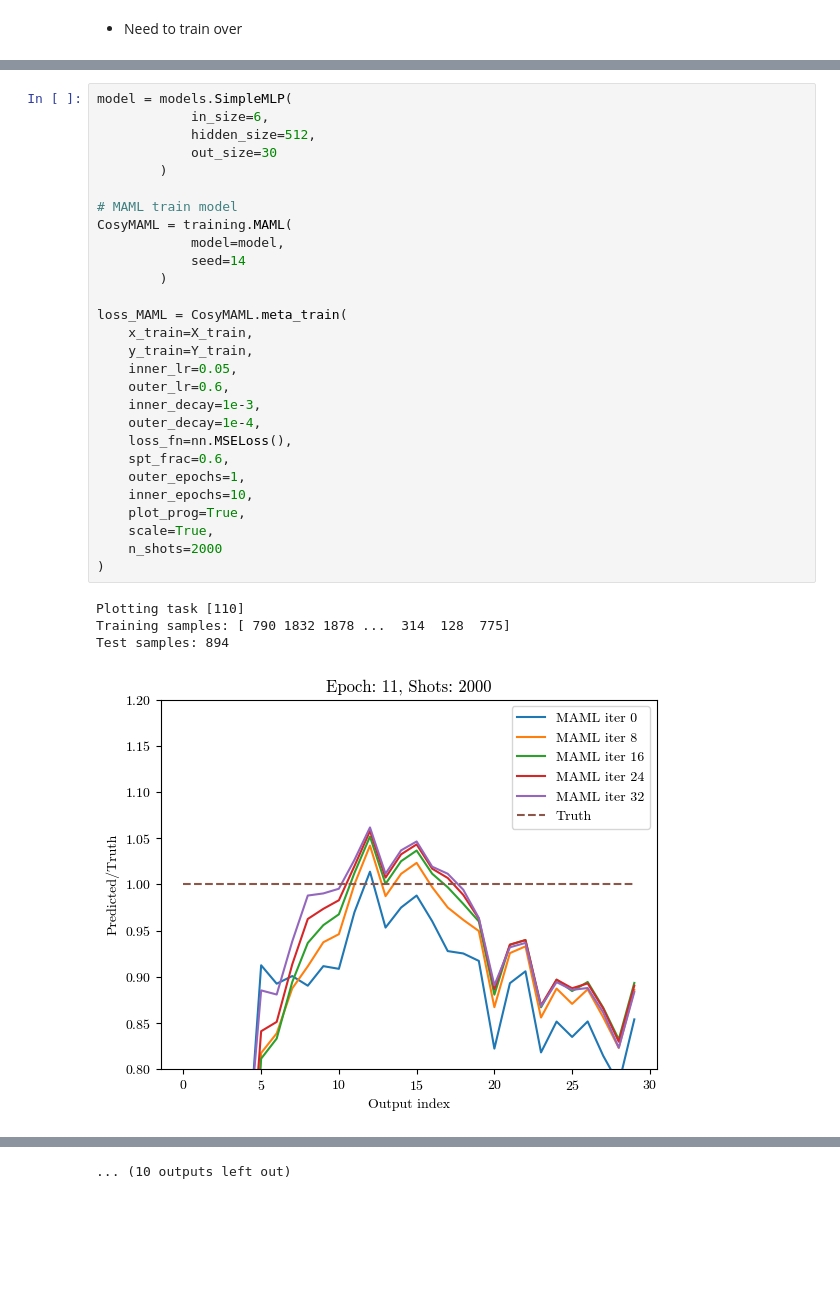
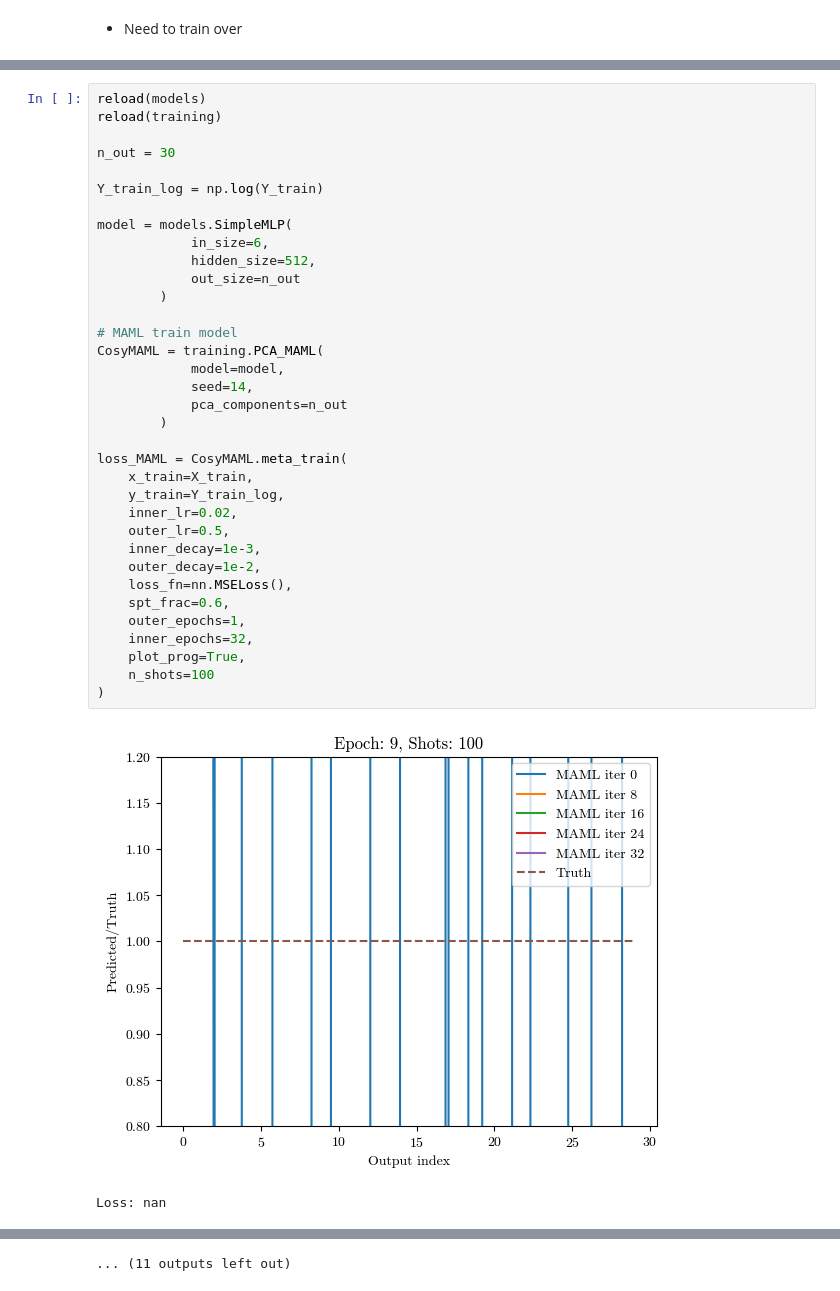
Before and after one commit to CMacM/CosyMAML, a Jupyter notebook: multi-survey_test2.ipynb, the cells around one changed output, grey strips where cells are left out. Drawn from its saved outputs; the diff is of its cells as text; blank space fills up the shorter version.

```diff
--- a/multi-survey_test2.ipynb
+++ b/multi-survey_test2.ipynb
@@ -160,33 +231,38 @@ for i in range(Y_train.shape[0]):
 # %%
+reload(models)
+reload(training)
+
+n_out = 30
+
+Y_train_log = np.log(Y_train)
+
 model = models.SimpleMLP(
             in_size=6,
             hidden_size=512,
-            out_size=30
+            out_size=n_out
         )
 
 # MAML train model
-CosyMAML = training.MAML(
+CosyMAML = training.PCA_MAML(
             model=model,
-            seed=14
+            seed=14,
+            pca_components=n_out
         )
 
 loss_MAML = CosyMAML.meta_train(
     x_train=X_train,
-    y_train=Y_train,
-    inner_lr=0.05,
-    outer_lr=0.6,
+    y_train=Y_train_log,
+    inner_lr=0.02,
+    outer_lr=0.5,
     inner_decay=1e-3,
-    outer_decay=1e-4,
+    outer_decay=1e-2,
     loss_fn=nn.MSELoss(),
     spt_frac=0.6,
     outer_epochs=1,
-    inner_epochs=10,
+    inner_epochs=32,
     plot_prog=True,
-    scale=True,
-    n_shots=2000
+    n_shots=100
 )
 # %% [output]
+[figure, new version]
-Plotting task [110]
-Training samples: [ 790 1832 1878 ...  314  128  775]
-Test samples: 894
+Loss: nan
-[figure, old version]
@@ -203 +279 @@ Loss: 0.00762137258425355
-... (10 outputs left out)
+... (11 outputs left out)
```
Also changed, not shown: parts of 16 cells of this notebook, 7 other files.
